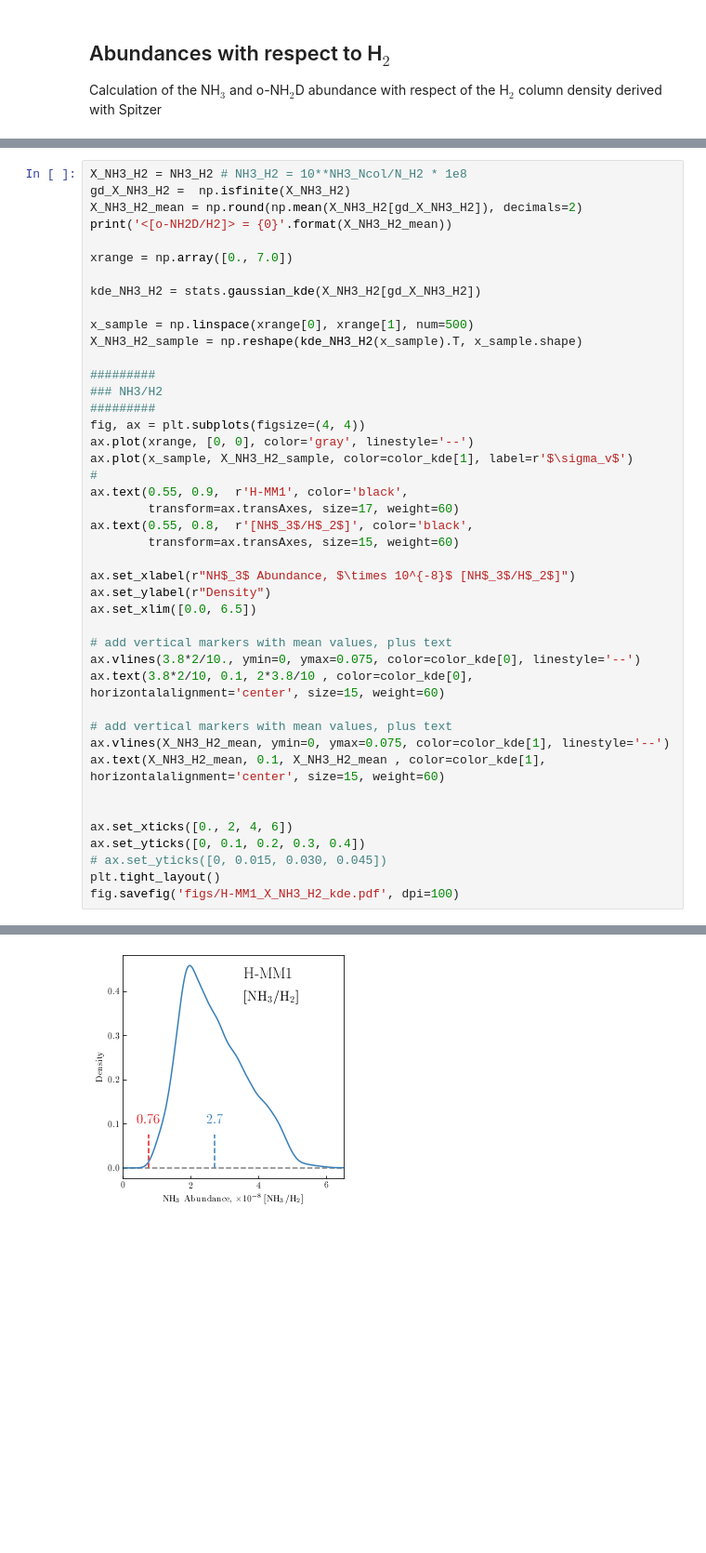
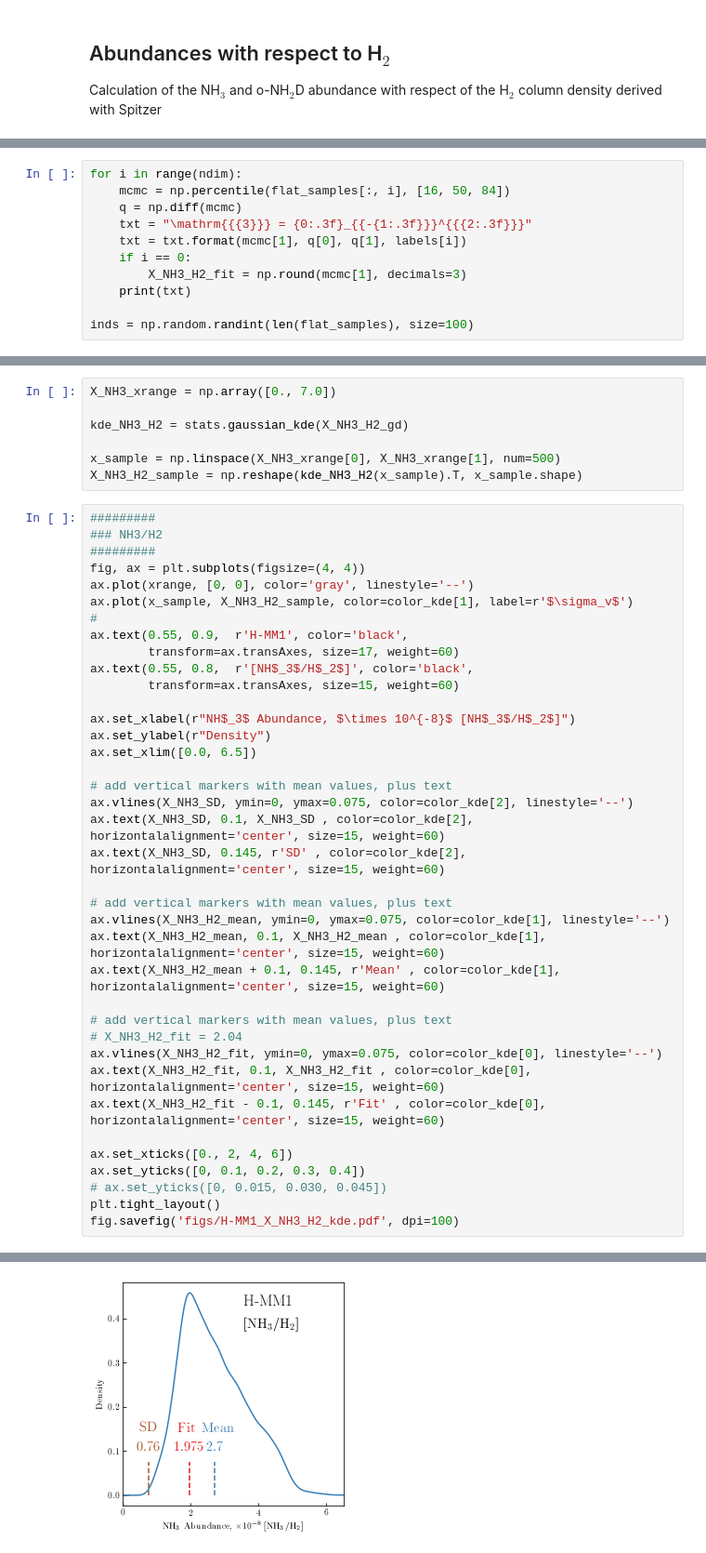
Before and after one commit to jpinedaf/H-MM1_NH3, a Jupyter notebook: H-MM1_NH3_H2.ipynb, the cells around one changed output, grey strips where cells are left out. Shown at 93% size. Cells and saved outputs as stored; diff of their text form; blank space fills up the shorter version.

```diff
--- a/H-MM1_NH3_H2.ipynb
+++ b/H-MM1_NH3_H2.ipynb
@@ -542,0 +642,11 @@ hdu_NH3_H2_regrid = fits.PrimaryHDU(NH3_H2, hd)
+# %%
+for i in range(ndim):
+    mcmc = np.percentile(flat_samples[:, i], [16, 50, 84])
+    q = np.diff(mcmc)
+    txt = "\mathrm{{{3}}} = {0:.3f}_{{-{1:.3f}}}^{{{2:.3f}}}"
+    txt = txt.format(mcmc[1], q[0], q[1], labels[i])
+    if i == 0:
+        X_NH3_H2_fit = np.round(mcmc[1], decimals=3)
+    print(txt)
+
+inds = np.random.randint(len(flat_samples), size=100)
@@ -569,17 +679,12 @@ Set OBSGEO-H to     2115.607 from OBSGEO-[XYZ]'. [astropy.wcs.wcs]
 [figure]
+# %%
+X_NH3_xrange = np.array([0., 7.0])
+
+kde_NH3_H2 = stats.gaussian_kde(X_NH3_H2_gd)
+
+x_sample = np.linspace(X_NH3_xrange[0], X_NH3_xrange[1], num=500)
+X_NH3_H2_sample = np.reshape(kde_NH3_H2(x_sample).T, x_sample.shape)
 # %%
-X_NH3_H2 = NH3_H2 # NH3_H2 = 10**NH3_Ncol/N_H2 * 1e8
-gd_X_NH3_H2 =  np.isfinite(X_NH3_H2)
-X_NH3_H2_mean = np.round(np.mean(X_NH3_H2[gd_X_NH3_H2]), decimals=2)
-print('<[o-NH2D/H2]> = {0}'.format(X_NH3_H2_mean))
-
-xrange = np.array([0., 7.0])
-
-kde_NH3_H2 = stats.gaussian_kde(X_NH3_H2[gd_X_NH3_H2])
-
-x_sample = np.linspace(xrange[0], xrange[1], num=500)
-X_NH3_H2_sample = np.reshape(kde_NH3_H2(x_sample).T, x_sample.shape)
-
 #########
 ### NH3/H2
 #########
@@ -597,13 +702,20 @@ ax.set_ylabel(r"Density")
 ax.set_xlim([0.0, 6.5])
 
 # add vertical markers with mean values, plus text
-ax.vlines(3.8*2/10., ymin=0, ymax=0.075, color=color_kde[0], linestyle='--')
-ax.text(3.8*2/10, 0.1, 2*3.8/10 , color=color_kde[0], horizontalalignment='center', size=15, weight=60)
+ax.vlines(X_NH3_SD, ymin=0, ymax=0.075, color=color_kde[2], linestyle='--')
+ax.text(X_NH3_SD, 0.1, X_NH3_SD , color=color_kde[2], horizontalalignment='center', size=15, weight=60)
+ax.text(X_NH3_SD, 0.145, r'SD' , color=color_kde[2], horizontalalignment='center', size=15, weight=60)
 
 # add vertical markers with mean values, plus text
 ax.vlines(X_NH3_H2_mean, ymin=0, ymax=0.075, color=color_kde[1], linestyle='--')
 ax.text(X_NH3_H2_mean, 0.1, X_NH3_H2_mean , color=color_kde[1], horizontalalignment='center', size=15, weight=60)
+ax.text(X_NH3_H2_mean + 0.1, 0.145, r'Mean' , color=color_kde[1], horizontalalignment='center', size=15, weight=60)
 
+# add vertical markers with mean values, plus text
+# X_NH3_H2_fit = 2.04
+ax.vlines(X_NH3_H2_fit, ymin=0, ymax=0.075, color=color_kde[0], linestyle='--')
+ax.text(X_NH3_H2_fit, 0.1, X_NH3_H2_fit , color=color_kde[0], horizontalalignment='center', size=15, weight=60)
+ax.text(X_NH3_H2_fit - 0.1, 0.145, r'Fit' , color=color_kde[0], horizontalalignment='center', size=15, weight=60)
 
 ax.set_xticks([0., 2, 4, 6])
 ax.set_yticks([0, 0.1, 0.2, 0.3, 0.4])
@@ -615,2 +726,2 @@ fig.savefig('figs/H-MM1_X_NH3_H2_kde.pdf', dpi=100)
-[figure, old version]
+[figure, new version]
 # %%
```
Also changed, not shown: parts of 38 cells of this notebook, 24 other files.
